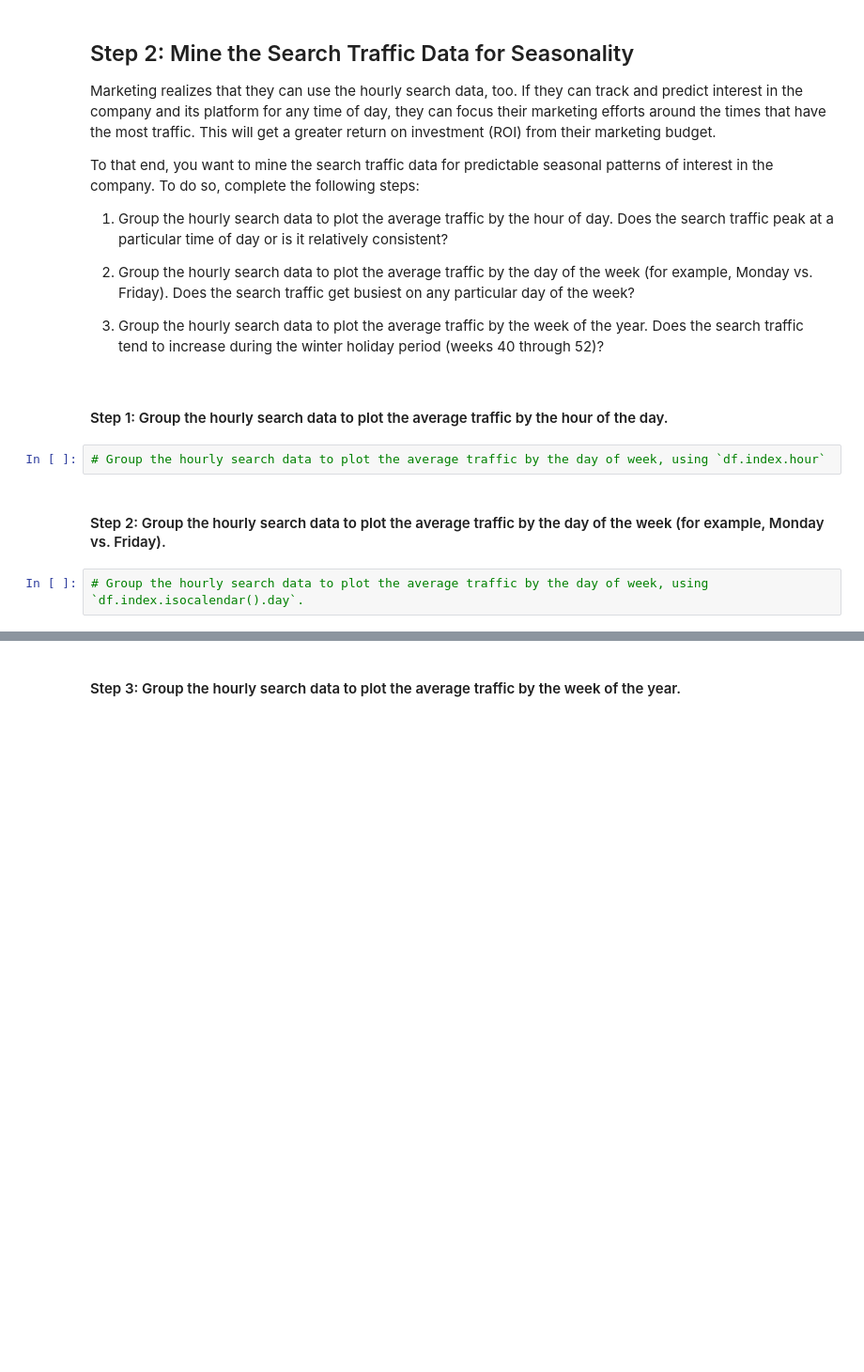
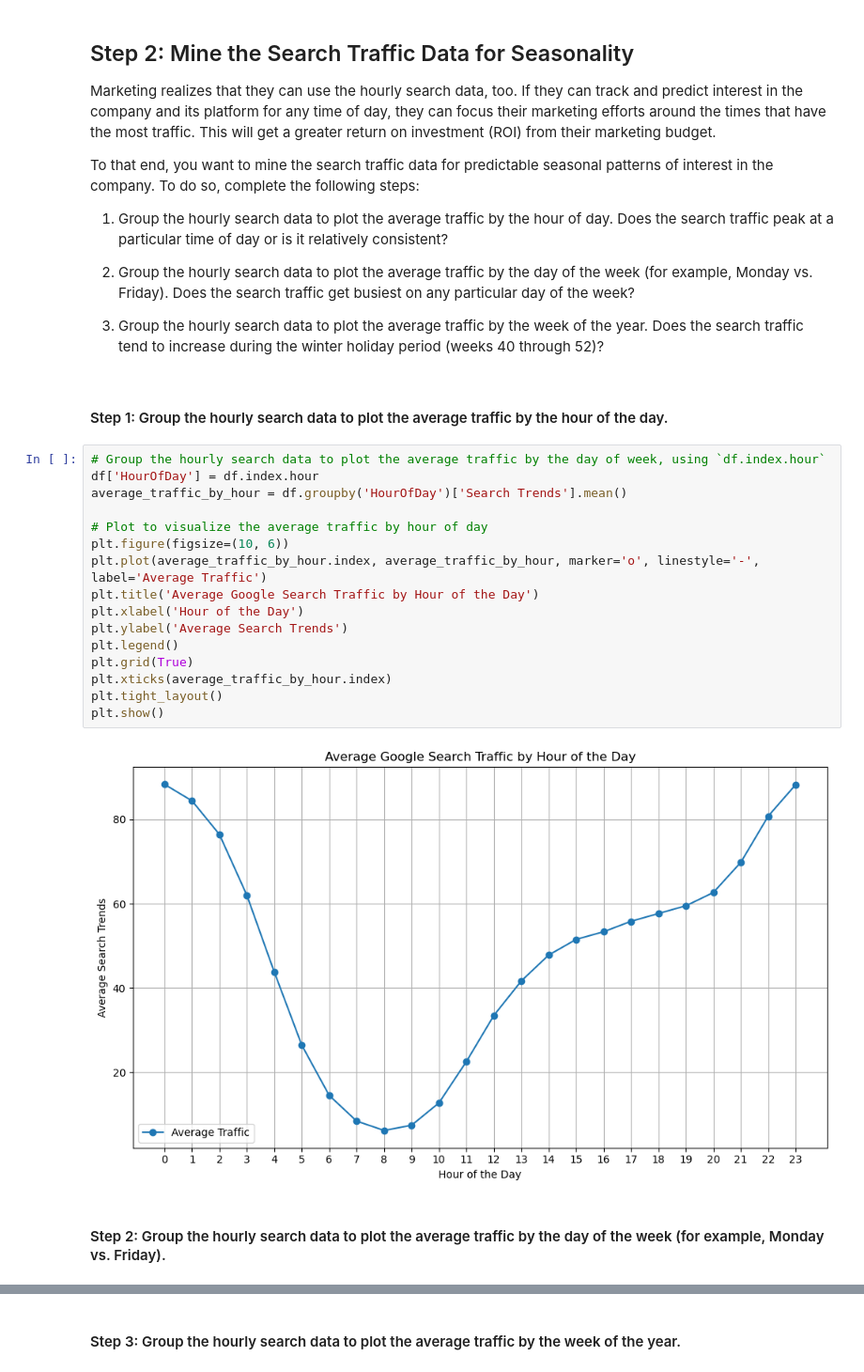
Before and after one commit to OliverTabib/prophet-challenge, a Jupyter notebook: forecasting_net_prophet.ipynb, the cells around one changed output, grey strips where cells are left out. Shown at 94% size. Saved outputs shown, nothing was run; the diff lists cells and outputs as text; blank space fills up the shorter version.

```diff
--- a/forecasting_net_prophet.ipynb
+++ b/forecasting_net_prophet.ipynb
@@ -167,9 +162,23 @@ To that end, you want to mine the search traffic data for predictable seasonal p
 3. Group the hourly search data to plot the average traffic by the week of the year. Does the search traffic tend to increase during the winter holiday period (weeks 40 through 52)?
 # %% [markdown]
 #### Step 1: Group the hourly search data to plot the average traffic by the hour of the day.
-# %%
-# Group the hourly search data to plot the average traffic by the day of week, using `df.index.hour`
+# %%
+# Group the hourly search data to plot the average traffic by the day of week, using `df.index.hour`
+df['HourOfDay'] = df.index.hour
+average_traffic_by_hour = df.groupby('HourOfDay')['Search Trends'].mean()
+
+# Plot to visualize the average traffic by hour of day
+plt.figure(figsize=(10, 6))
+plt.plot(average_traffic_by_hour.index, average_traffic_by_hour, marker='o', linestyle='-', label='Average Traffic')
+plt.title('Average Google Search Traffic by Hour of the Day')
+plt.xlabel('Hour of the Day')
+plt.ylabel('Average Search Trends')
+plt.legend()
+plt.grid(True)
+plt.xticks(average_traffic_by_hour.index)
+plt.tight_layout()
+plt.show()
+# %% [output]
+[figure, added]
 # %% [markdown]
 #### Step 2: Group the hourly search data to plot the average traffic by the day of the week (for example, Monday vs. Friday).
-# %%
-# Group the hourly search data to plot the average traffic by the day of week, using `df.index.isocalendar().day`.
```
Also changed, not shown: parts of 16 cells of this notebook.
